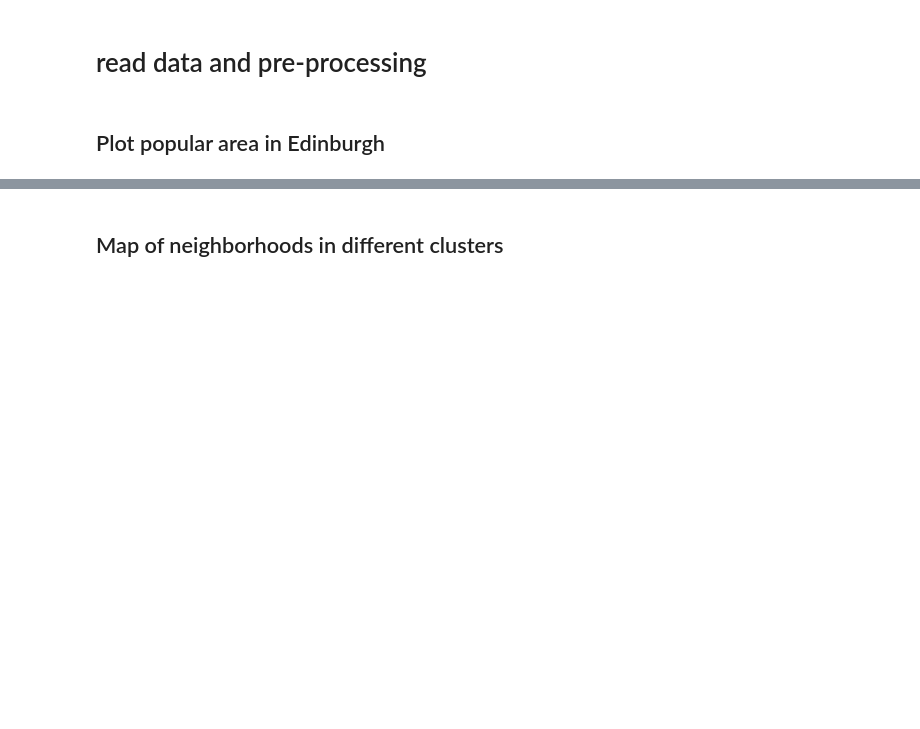
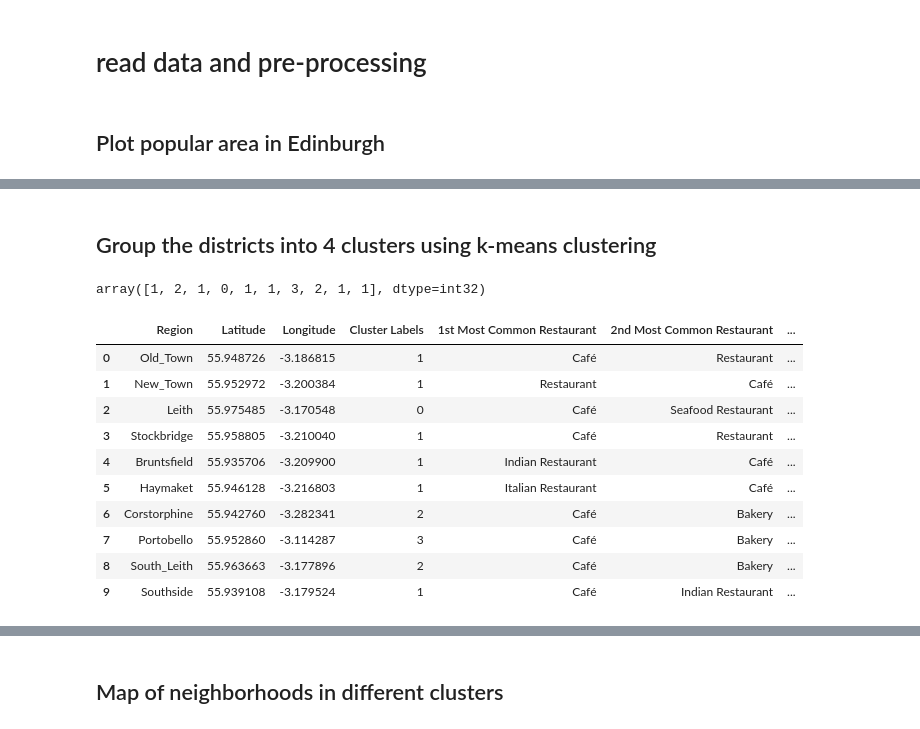
Before and after one commit to wleetak/Coursera_Capstone, a Jupyter notebook: Restaurant.ipynb, the cells around one changed output, grey strips where cells are left out. Cells and saved outputs as stored; diff of their text form; code cells hidden in the pictures; blank space fills up the shorter version.

```diff
--- a/Restaurant.ipynb
+++ b/Restaurant.ipynb
@@ -285,0 +283,5 @@ NameError: name 'edi_data' is not defined
+# %%
+# one hot encoding
+edi_onehot = pd.get_dummies(venues[['Venue Category']], prefix="", prefix_sep="")
+edi_onehot.insert(loc=0, column='Region', value=venues['Region'] )
+edi_onehot.head()
@@ -285,0 +337,37 @@ NameError: name 'edi_data' is not defined
+# %% [markdown]
+## Group the districts into 4 clusters using k-means clustering
+# %%
+# set number of clusters
+kclusters = 4
+
+edi_grouped_clustering = edi_grouped.drop('Region', 1)
+
+# run k-means clustering
+kmeans = KMeans(n_clusters=kclusters, random_state=0).fit(edi_grouped_clustering)
+
+# check cluster labels generated for each row in the dataframe
+kmeans.labels_[0:30]
+# %% [output]
+array([1, 2, 1, 0, 1, 1, 3, 2, 1, 1], dtype=int32)
+# %%
+# add clustering labels
+neighborhoods_venues_sorted.insert(0, 'Cluster Labels', kmeans.labels_)
+
+edi_merged = df
+
+# merge manhattan_grouped with manhattan_data to add latitude/longitude for each neighborhood
+edi_merged = edi_merged.join(neighborhoods_venues_sorted.set_index('Region'), on='Region')
+
+edi_merged.head(10) # check the last columns!
+# %% [output]
+|  | Region | Latitude | Longitude | Cluster Labels | 1st Most Common Restaurant | 2nd Most Common Restaurant | ... |
+| 0 | Old_Town | 55.948726 | -3.186815 | 1 | Café | Restaurant | ... |
+| 1 | New_Town | 55.952972 | -3.200384 | 1 | Restaurant | Café | ... |
+| 2 | Leith | 55.975485 | -3.170548 | 0 | Café | Seafood Restaurant | ... |
+| 3 | Stockbridge | 55.958805 | -3.210040 | 1 | Café | Restaurant | ... |
+| 4 | Bruntsfield | 55.935706 | -3.209900 | 1 | Indian Restaurant | Café | ... |
+| 5 | Haymaket | 55.946128 | -3.216803 | 1 | Italian Restaurant | Café | ... |
+| 6 | Corstorphine | 55.942760 | -3.282341 | 2 | Café | Bakery | ... |
+| 7 | Portobello | 55.952860 | -3.114287 | 3 | Café | Bakery | ... |
+| 8 | South_Leith | 55.963663 | -3.177896 | 2 | Café | Bakery | ... |
+| 9 | Southside | 55.939108 | -3.179524 | 1 | Café | Indian Restaurant | ... |
```
Also changed, not shown: parts of 50 cells of this notebook.
